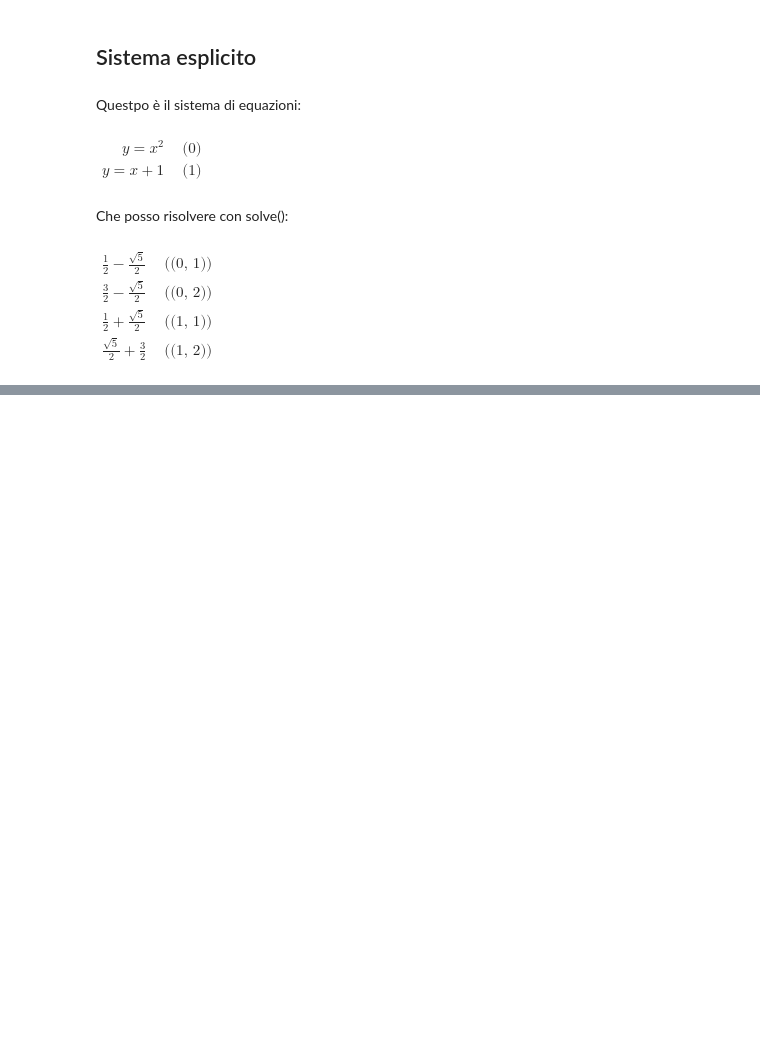
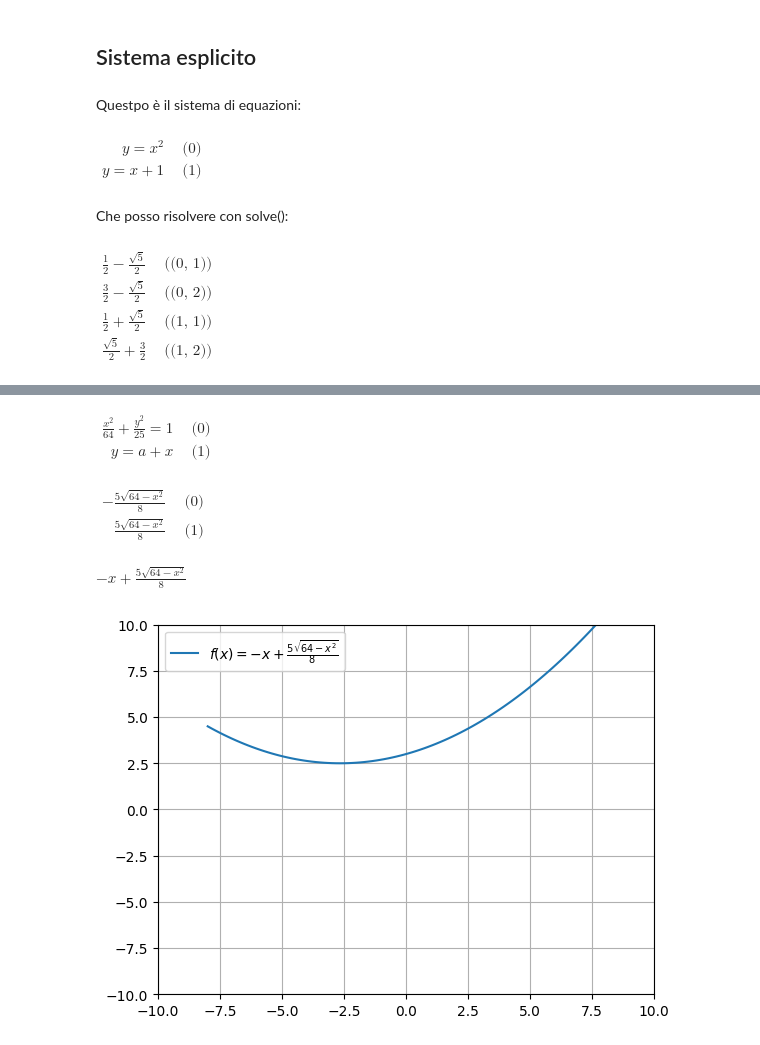
Before and after one commit to l3nz/studio_funzioni, a Jupyter notebook: Studio.ipynb, the cells around one changed output, grey strips where cells are left out. Cells and saved outputs as stored; diff of their text form; code cells hidden in the pictures; blank space fills up the shorter version.

```diff
--- a/Studio.ipynb
+++ b/Studio.ipynb
@@ -129,0 +140,42 @@ $\displaystyle \begin{align}
+# %%
+x, y, a= sp.symbols('x y a')
+
+ell = sp.Eq(((x**2) / 64) + (y**2)/25, 1)
+rig = sp.Eq(y, x + a)
+# %%
+to_latex([ell, rig])
+# %% [output]
+$\displaystyle \begin{align}
+\frac{x^{2}}{64} + \frac{y^{2}}{25} = 1 \quad &\text{(0)} \\
+y = a + x \quad &\text{(1)}
+\end{align}$
+# %%
+ell_y = sp.solve(ell, y)
+to_latex(ell_y)
+# %% [output]
+$\displaystyle \begin{align}
+- \frac{5 \sqrt{64 - x^{2}}}{8} \quad &\text{(0)} \\
+\frac{5 \sqrt{64 - x^{2}}}{8} \quad &\text{(1)}
+\end{align}$
+# %%
+ell_y_p = ell_y[1]
+ell_y_n = ell_y[0]
+# %%
+in_a = sp.solve(sp.Eq( ell_y_p, rig.rhs ), a)[0]
+in_a
+# %% [output]
+$\displaystyle - x + \frac{5 \sqrt{64 - x^{2}}}{8}$
+# %%
+x_vals = np.linspace(-8, 8, 100)
+x_vals_1 = [float(in_a.subs({x: val})) for val in x_vals]
+
+plt.plot(x_vals, y_vals_1, label=f'$f(x) = {sp.latex(in_a)}$')
+
+plt.legend()
+
+plt.xlim(-10, 10)
+plt.ylim(-10, 10)
+plt.grid(True)
+plt.show()
+# %% [output]
+[figure, added]
```
Also changed, not shown: parts of 21 cells of this notebook, 1 other file.
